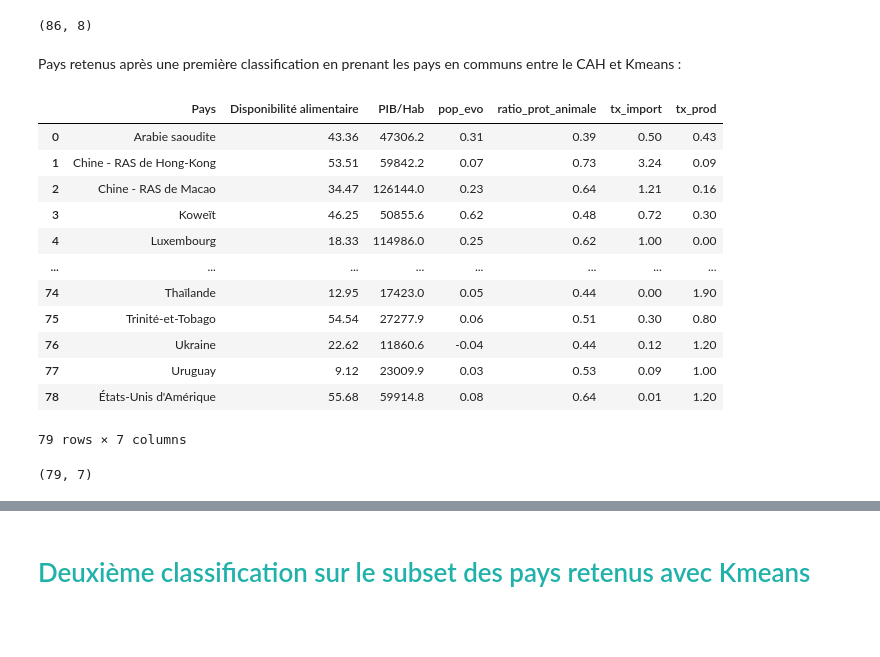
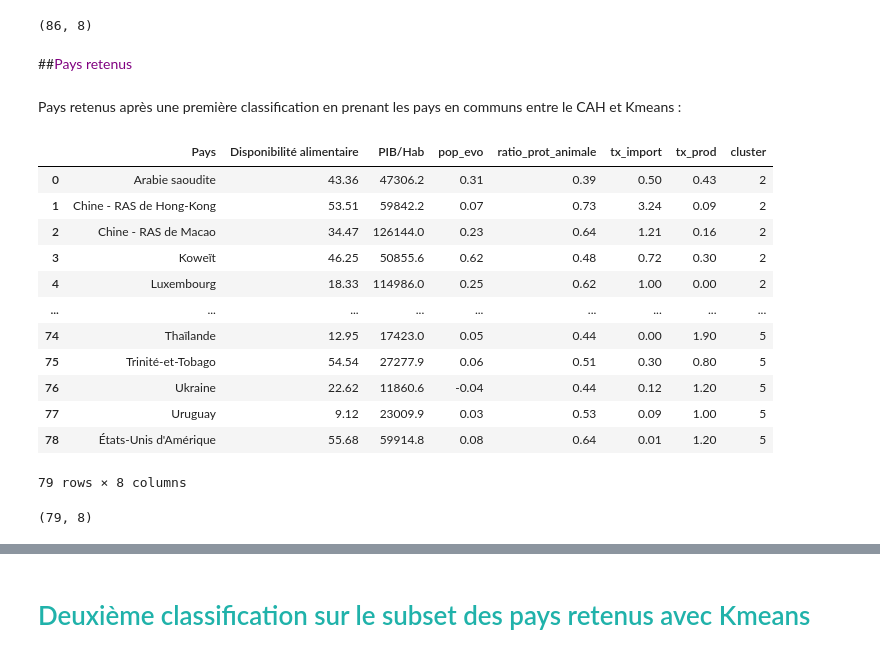
Before and after one commit to Randasabag/Etude-de-march-de-la-poule-qui-chante-avec-Python, a Jupyter notebook: projet9V1.ipynb, the cells around one changed output, grey strips where cells are left out. Cells and saved outputs as stored; diff of their text form; code cells hidden in the pictures; blank space fills up the shorter version.

```diff
--- a/projet9V1.ipynb
+++ b/projet9V1.ipynb
@@ -1977,27 +1980,29 @@ df_km_retenus
 df_km_retenus.shape
 # %% [output]
 (86, 8)
+# %% [markdown]
+##<font color='purple'>Pays retenus</font>
 # %% [markdown]
 Pays retenus après une première classification en prenant les pays en communs entre le CAH et Kmeans :
 # %%
  df_retenus_final=pd.merge(clusters_cah_retenus, df_km_retenus, left_on=['Disponibilité alimentaire', 'PIB/Hab', 'pop_evo', 'ratio_prot_animale', 'tx_import', 'tx_prod'], right_on=['Disponibilité alimentaire', 'PIB/Hab', 'pop_evo', 'ratio_prot_animale', 'tx_import', 'tx_prod'], how='inner')
- df_retenus_final=df_retenus_final.drop(['cluster', 'Pays_y', 'nocl'], axis=1).rename(columns={'Pays_x':'Pays'})
+ df_retenus_final=df_retenus_final.drop(['Pays_y', 'nocl'], axis=1).rename(columns={'Pays_x':'Pays'})
  df_retenus_final
 # %% [output]
-|  | Pays | Disponibilité alimentaire | PIB/Hab | pop_evo | ratio_prot_animale | tx_import | tx_prod |
-| 0 | Arabie saoudite | 43.36 | 47306.2 | 0.31 | 0.39 | 0.50 | 0.43 |
-| 1 | Chine - RAS de Hong-Kong | 53.51 | 59842.2 | 0.07 | 0.73 | 3.24 | 0.09 |
-| 2 | Chine - RAS de Macao | 34.47 | 126144.0 | 0.23 | 0.64 | 1.21 | 0.16 |
-| 3 | Koweït | 46.25 | 50855.6 | 0.62 | 0.48 | 0.72 | 0.30 |
-| 4 | Luxembourg | 18.33 | 114986.0 | 0.25 | 0.62 | 1.00 | 0.00 |
-| ... | ... | ... | ... | ... | ... | ... | ... |
-| 74 | Thaïlande | 12.95 | 17423.0 | 0.05 | 0.44 | 0.00 | 1.90 |
-| 75 | Trinité-et-Tobago | 54.54 | 27277.9 | 0.06 | 0.51 | 0.30 | 0.80 |
-| 76 | Ukraine | 22.62 | 11860.6 | -0.04 | 0.44 | 0.12 | 1.20 |
-| 77 | Uruguay | 9.12 | 23009.9 | 0.03 | 0.53 | 0.09 | 1.00 |
-| 78 | États-Unis d'Amérique | 55.68 | 59914.8 | 0.08 | 0.64 | 0.01 | 1.20 |
+|  | Pays | Disponibilité alimentaire | PIB/Hab | pop_evo | ratio_prot_animale | tx_import | tx_prod | cluster |
+| 0 | Arabie saoudite | 43.36 | 47306.2 | 0.31 | 0.39 | 0.50 | 0.43 | 2 |
+| 1 | Chine - RAS de Hong-Kong | 53.51 | 59842.2 | 0.07 | 0.73 | 3.24 | 0.09 | 2 |
+| 2 | Chine - RAS de Macao | 34.47 | 126144.0 | 0.23 | 0.64 | 1.21 | 0.16 | 2 |
+| 3 | Koweït | 46.25 | 50855.6 | 0.62 | 0.48 | 0.72 | 0.30 | 2 |
+| 4 | Luxembourg | 18.33 | 114986.0 | 0.25 | 0.62 | 1.00 | 0.00 | 2 |
+| ... | ... | ... | ... | ... | ... | ... | ... | ... |
+| 74 | Thaïlande | 12.95 | 17423.0 | 0.05 | 0.44 | 0.00 | 1.90 | 5 |
+| 75 | Trinité-et-Tobago | 54.54 | 27277.9 | 0.06 | 0.51 | 0.30 | 0.80 | 5 |
+| 76 | Ukraine | 22.62 | 11860.6 | -0.04 | 0.44 | 0.12 | 1.20 | 5 |
+| 77 | Uruguay | 9.12 | 23009.9 | 0.03 | 0.53 | 0.09 | 1.00 | 5 |
+| 78 | États-Unis d'Amérique | 55.68 | 59914.8 | 0.08 | 0.64 | 0.01 | 1.20 | 5 |
-79 rows × 7 columns
+79 rows × 8 columns
 # %%
 df_retenus_final.shape
 # %% [output]
-(79, 7)
+(79, 8)
```
Also changed, not shown: parts of 28 cells of this notebook.
